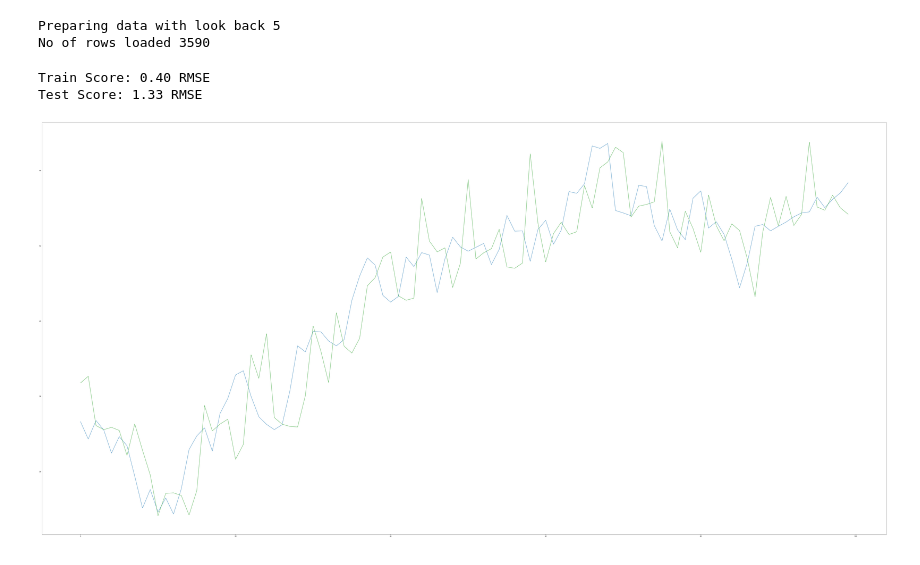
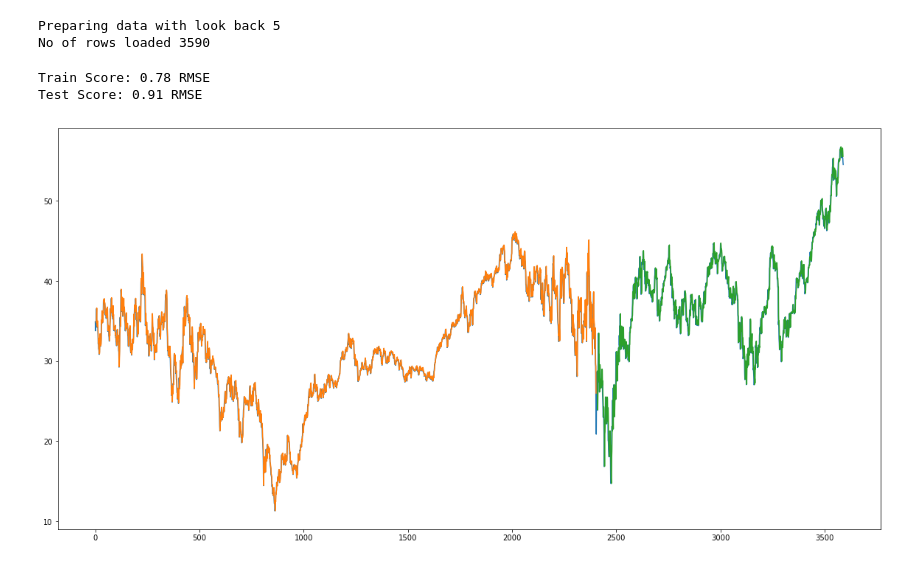
Before and after one commit to jackycct/stock-price-indicator, a Jupyter notebook: stock_price_graph.ipynb, the cells around one changed output. Saved outputs shown, nothing was run; the diff lists cells and outputs as text; code cells hidden in the pictures.

```diff
--- a/stock_price_graph.ipynb
+++ b/stock_price_graph.ipynb
@@ -199,18 +10,15 @@ def predict_and_print(model, data, delta, look_back=15, print_start=0, print_win
+# %%
+preprocessor = Preprocessor()
+training_engine = TrainingEngine()
+reporting = Reporting()
 # %%
-filename = "lb5_e300_lvl_16_4_op_rmsprop_model.h5"
+filename = "trained_model/lb5_e300_lvl_32_16_op_adam_model.h5"
 look_back = 5
+no_of_records = -1
 
-trainX, trainY, testX, testY, data, delta = prepare_multistock_data_with_rsi(look_back)
+trainX, trainY, testX, testY, data, delta = preprocessor.prepare_multistock_data_with_rsi(no_of_records, look_back)
 model = load_model(filename)
+data, trainPredict, trainY, testPredict, testY = training_engine.predict(model, data, delta, trainX, testX, trainY, testY, look_back)
 # %% [output]
 Preparing data with look back 5
 No of rows loaded 3590
-# %%
-print_start = 2900
-print_window = 3000
-
-predict_and_print(model, data, delta, look_back, print_start, print_window)
-# %% [output]
-Train Score: 0.40 RMSE
-Test Score: 1.33 RMSE
-[figure, removed]
@@ -216,0 +30,9 @@ Test Score: 1.33 RMSE
+# %%
+start = 0
+end = -1
+
+reporting.print_results(data, trainPredict, trainY, testPredict, testY, look_back, start, end)
+# %% [output]
+Train Score: 0.78 RMSE
+Test Score: 0.91 RMSE
+[figure, added]
```
Also changed, not shown: parts of 10 cells of this notebook, 9 other files.
